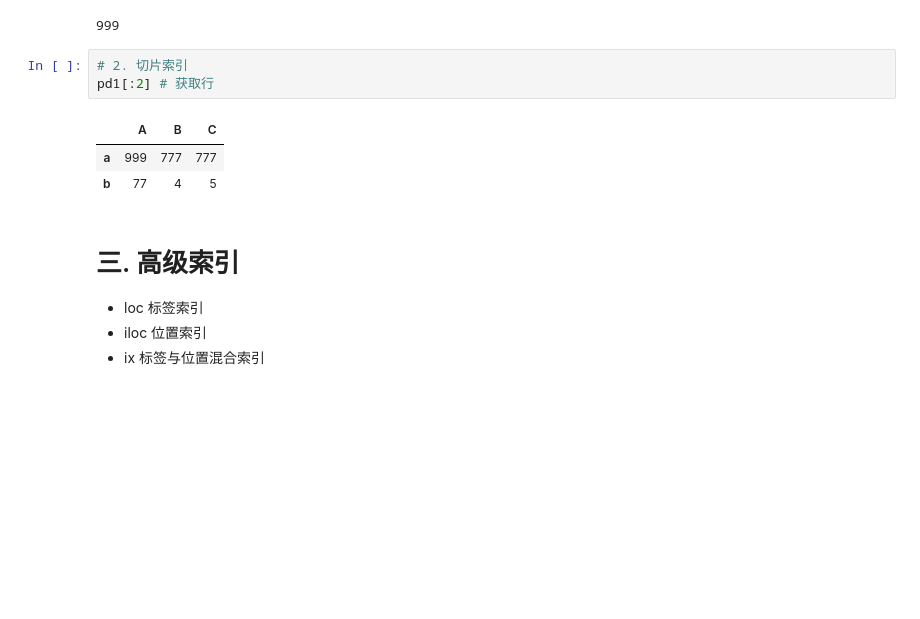
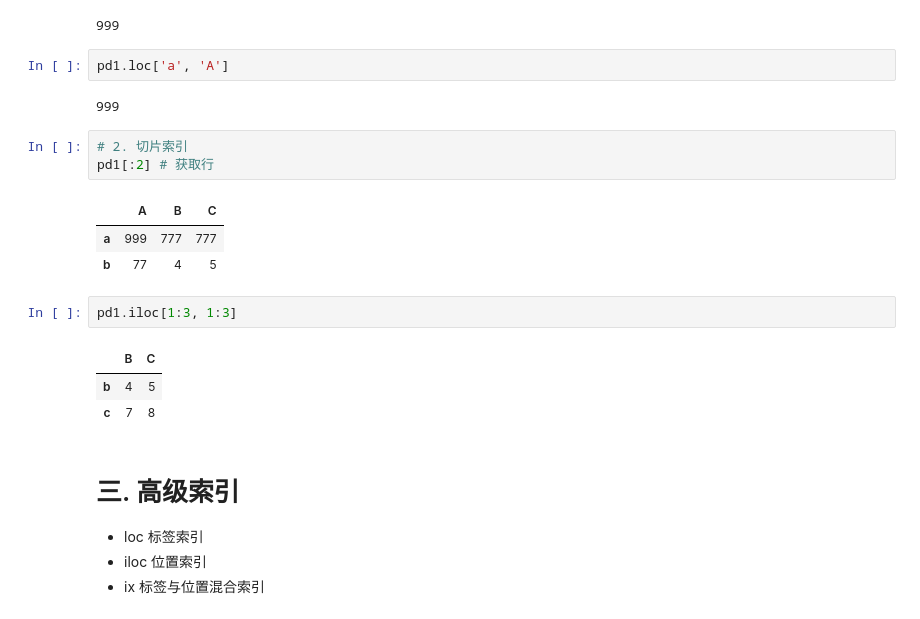
Before and after one commit to ruiliulin/liuliu, a Jupyter notebook: Data analysis/Pandas/lesson_3 (46 - 53).ipynb, the cells around one changed output. Drawn from its saved outputs; the diff is of its cells as text; blank space fills up the shorter version.

```diff
--- a/Data analysis/Pandas/lesson_3 (46 - 53).ipynb
+++ b/Data analysis/Pandas/lesson_3 (46 - 53).ipynb
@@ -423,6 +422,10 @@ pd1[['A', "C"]]
 pd1['A']['a']
 # %% [output]
 999
+# %%
+pd1.loc['a', 'A']
+# %% [output]
+999
 # %%
 # 2. 切片索引
 pd1[:2] # 获取行
@@ -430,6 +433,12 @@ pd1[:2] # 获取行
 |  | A | B | C |
 | a | 999 | 777 | 777 |
 | b | 77 | 4 | 5 |
+# %%
+pd1.iloc[1:3, 1:3]
+# %% [output]
+|  | B | C |
+| b | 4 | 5 |
+| c | 7 | 8 |
 # %% [markdown]
 # 三. 高级索引
 - loc 标签索引
```
Also changed, not shown: parts of 1 cell of this notebook, 3 other files.
